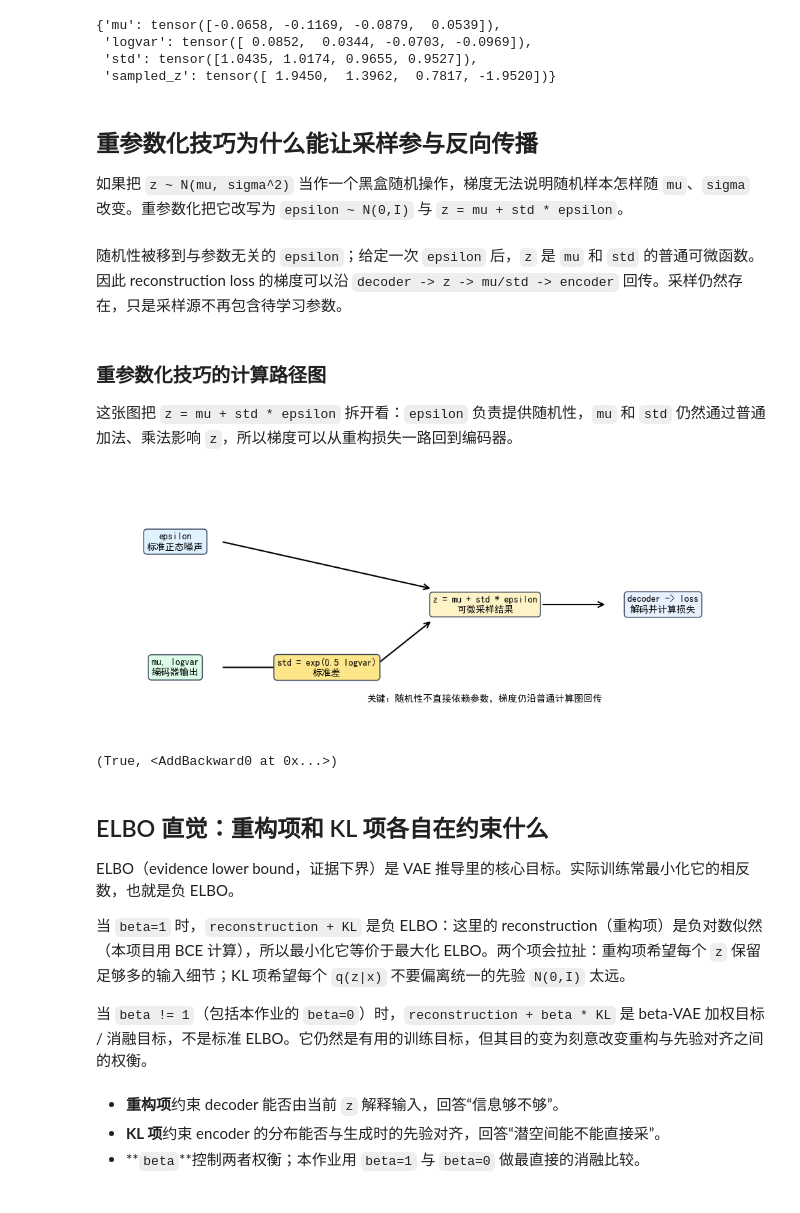
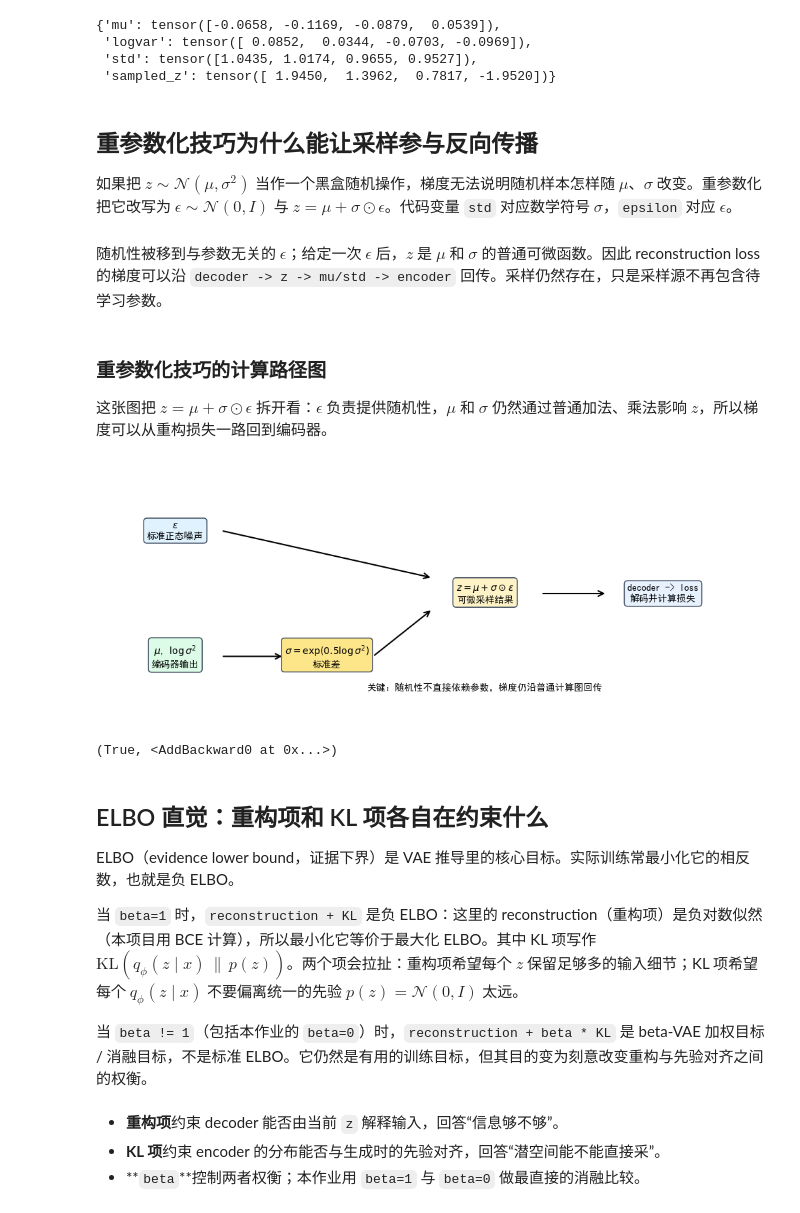
Before and after one commit to HinataAsahi/ZJU_ZJUI_VAE_assessment, a Jupyter notebook: notebooks/01_vae_basics.ipynb, the cells around one changed output. Cells and saved outputs as stored; diff of their text form; code cells hidden in the pictures.

```diff
--- a/notebooks/01_vae_basics.ipynb
+++ b/notebooks/01_vae_basics.ipynb
@@ -250,37 +250,37 @@ z = model.reparameterize(mu, logvar, sample=True, generator=latent_generator)
 # %% [markdown]
 ## 重参数化技巧为什么能让采样参与反向传播
 
-如果把 `z ~ N(mu, sigma^2)` 当作一个黑盒随机操作，梯度无法说明随机样本怎样随 `mu`、`sigma` 改变。重参数化把它改写为 `epsilon ~ N(0,I)` 与 `z = mu + std * epsilon`。
+如果把 $z \sim \mathcal{N}(\mu,\sigma^2)$ 当作一个黑盒随机操作，梯度无法说明随机样本怎样随 $\mu$、$\sigma$ 改变。重参数化把它改写为 $\epsilon \sim \mathcal{N}(0,I)$ 与 $z = \mu + \sigma \odot \epsilon$。代码变量 `std` 对应数学符号 $\sigma$，`epsilon` 对应 $\epsilon$。
 # %% [markdown]
-随机性被移到与参数无关的 `epsilon`；给定一次 `epsilon` 后，`z` 是 `mu` 和 `std` 的普通可微函数。因此 reconstruction loss 的梯度可以沿 `decoder -> z -> mu/std -> encoder` 回传。采样仍然存在，只是采样源不再包含待学习参数。
+随机性被移到与参数无关的 $\epsilon$；给定一次 $\epsilon$ 后，$z$ 是 $\mu$ 和 $\sigma$ 的普通可微函数。因此 reconstruction loss 的梯度可以沿 `decoder -> z -> mu/std -> encoder` 回传。采样仍然存在，只是采样源不再包含待学习参数。
 # %% [markdown]
 ### 重参数化技巧的计算路径图
 
-这张图把 `z = mu + std * epsilon` 拆开看：`epsilon` 负责提供随机性，`mu` 和 `std` 仍然通过普通加法、乘法影响 `z`，所以梯度可以从重构损失一路回到编码器。
+这张图把 $z = \mu + \sigma \odot \epsilon$ 拆开看：$\epsilon$ 负责提供随机性，$\mu$ 和 $\sigma$ 仍然通过普通加法、乘法影响 $z$，所以梯度可以从重构损失一路回到编码器。
 # %%
 plt.close('all')
 fig, ax = plt.subplots(figsize=(10, 4))
 ax.set_xlim(0, 10)
 ax.set_ylim(0, 4)
 ax.axis('off')
 
 # 重参数化图：epsilon 是随机源，mu/std 是 encoder 输出的可学习路径。
-draw_box(ax, 1.1, 3.0, 'epsilon\n标准正态噪声', '#E0F2FE')
-draw_box(ax, 1.1, 1.0, 'mu, logvar\n编码器输出', '#DCFCE7')
-draw_box(ax, 3.4, 1.0, 'std = exp(0.5 logvar)\n标准差', '#FDE68A')
-draw_box(ax, 5.8, 2.0, 'z = mu + std * epsilon\n可微采样结果', '#FEF3C7')
+draw_box(ax, 1.1, 3.0, '$\\epsilon$\n标准正态噪声', '#E0F2FE')
+draw_box(ax, 1.1, 1.0, '$\\mu$, $\\log\\sigma^2$\n编码器输出', '#DCFCE7')
+draw_box(ax, 3.4, 1.0, '$\\sigma = \\exp(0.5\\log\\sigma^2)$\n标准差', '#FDE68A')
+draw_box(ax, 5.8, 2.0, '$z = \\mu + \\sigma \\odot \\epsilon$\n可微采样结果', '#FEF3C7')
 draw_box(ax, 8.5, 2.0, 'decoder -> loss\n解码并计算损失', '#E8F2FF')
 
 draw_arrow(ax, (1.8, 3.0), (5.0, 2.25))
 draw_arrow(ax, (1.8, 1.0), (2.75, 1.0))
 draw_arrow(ax, (4.1, 1.0), (5.0, 1.75))
 draw_arrow(ax, (6.65, 2.0), (7.65, 2.0))
 ax.text(5.8, 0.45, '关键：随机性不直接依赖参数，梯度仍沿普通计算图回传', ha='center', fontsize=10)
 plt.tight_layout()
 plt.show()
 plt.close(fig)
 # %% [output]
-[figure, old version]
+[figure, new version]
 # %%
 manual_generator = torch.Generator(device='cpu').manual_seed(7)
 epsilon = torch.randn(std.shape, generator=manual_generator, device='cpu').to(device)
@@ -293,7 +293,7 @@ manual_z.requires_grad, manual_z.grad_fn
 
 ELBO（evidence lower bound，证据下界）是 VAE 推导里的核心目标。实际训练常最小化它的相反数，也就是负 ELBO。
 
-当 `beta=1` 时，`reconstruction + KL` 是负 ELBO：这里的 reconstruction（重构项）是负对数似然（本项目用 BCE 计算），所以最小化它等价于最大化 ELBO。两个项会拉扯：重构项希望每个 `z` 保留足够多的输入细节；KL 项希望每个 `q(z|x)` 不要偏离统一的先验 `N(0,I)` 太远。
+当 `beta=1` 时，`reconstruction + KL` 是负 ELBO：这里的 reconstruction（重构项）是负对数似然（本项目用 BCE 计算），所以最小化它等价于最大化 ELBO。其中 KL 项写作 $\mathrm{KL}(q_\phi(z\mid x)\,\|\,p(z))$。两个项会拉扯：重构项希望每个 $z$ 保留足够多的输入细节；KL 项希望每个 $q_\phi(z\mid x)$ 不要偏离统一的先验 $p(z)=\mathcal{N}(0,I)$ 太远。
 
 当 `beta != 1`（包括本作业的 `beta=0`）时，`reconstruction + beta * KL` 是 beta-VAE 加权目标 / 消融目标，不是标准 ELBO。它仍然是有用的训练目标，但其目的变为刻意改变重构与先验对齐之间的权衡。
 # %% [markdown]
```
Also changed, not shown: parts of 16 cells of this notebook, 2 other files.
